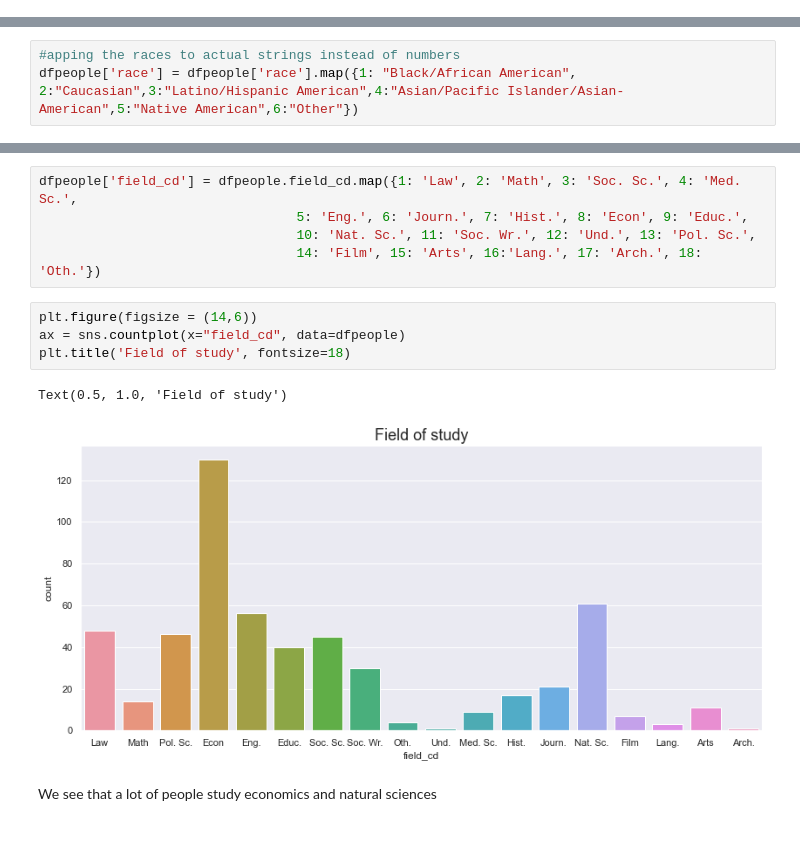
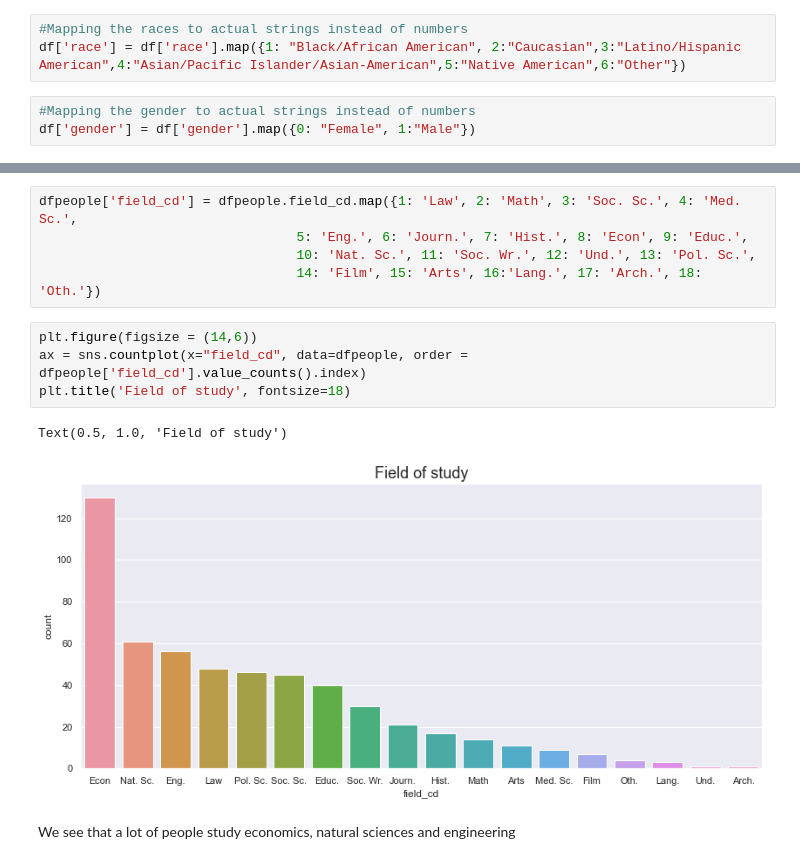
Before and after one commit to NicolasTFR/speeddating, a Jupyter notebook: speeddating.ipynb, the cells around one changed output, grey strips where cells are left out. Cells and saved outputs as stored; diff of their text form; blank space fills up the shorter version.

```diff
--- a/speeddating.ipynb
+++ b/speeddating.ipynb
@@ -141,6 +142,12 @@ convertattributes(df)
 #Droping the lines with total=0, as they are empty
 for i in [69,70,71,72,73,74,75,76,77,78,79,80,81,82,83,84,85,86]:
     df.drop(df[df.iloc[:,i]== 9999].index, inplace=True)
+# %%
+#Mapping the races to actual strings instead of numbers
+df['race'] = df['race'].map({1: "Black/African American", 2:"Caucasian",3:"Latino/Hispanic American",4:"Asian/Pacific Islander/Asian-American",5:"Native American",6:"Other"})
+# %%
+#Mapping the gender to actual strings instead of numbers
+df['gender'] = df['gender'].map({0: "Female", 1:"Male"})
 # %% [markdown]
 ## Starting the EDA itself
 
@@ -234,9 +241,6 @@ dfpeople[['gender', 'age']].groupby('gender').agg(['mean', 'median', 'min', 'max
 | 1 | 26.587591 | 27.0 | 18.0 | 42.0 | 274 |
 # %% [markdown]
 We see a mean and median fairly close, so almost a normal distribution. Participants are mostly around 26, male being slightly olders than female
-# %%
-#apping the races to actual strings instead of numbers
-dfpeople['race'] = dfpeople['race'].map({1: "Black/African American", 2:"Caucasian",3:"Latino/Hispanic American",4:"Asian/Pacific Islander/Asian-American",5:"Native American",6:"Other"})
 # %%
 dfpeople[['race', 'age']].groupby('race').mean().plot(kind='bar', title='Mean Age by Race', ylim=[22,28], rot=30)
 # %% [output]
@@ -251,10 +255,10 @@ dfpeople['field_cd'] = dfpeople.field_cd.map({1: 'Law', 2: 'Math', 3: 'Soc. Sc.'
                                  14: 'Film', 15: 'Arts', 16:'Lang.', 17: 'Arch.', 18: 'Oth.'})
 # %%
 plt.figure(figsize = (14,6))
-ax = sns.countplot(x="field_cd", data=dfpeople)
+ax = sns.countplot(x="field_cd", data=dfpeople, order = dfpeople['field_cd'].value_counts().index)
 plt.title('Field of study', fontsize=18)
 # %% [output]
 Text(0.5, 1.0, 'Field of study')
-[figure, old version]
+[figure, new version]
 # %% [markdown]
-We see that a lot of people study economics and natural sciences
+We see that a lot of people study economics, natural sciences and engineering
```
Also changed, not shown: parts of 6 cells of this notebook.
